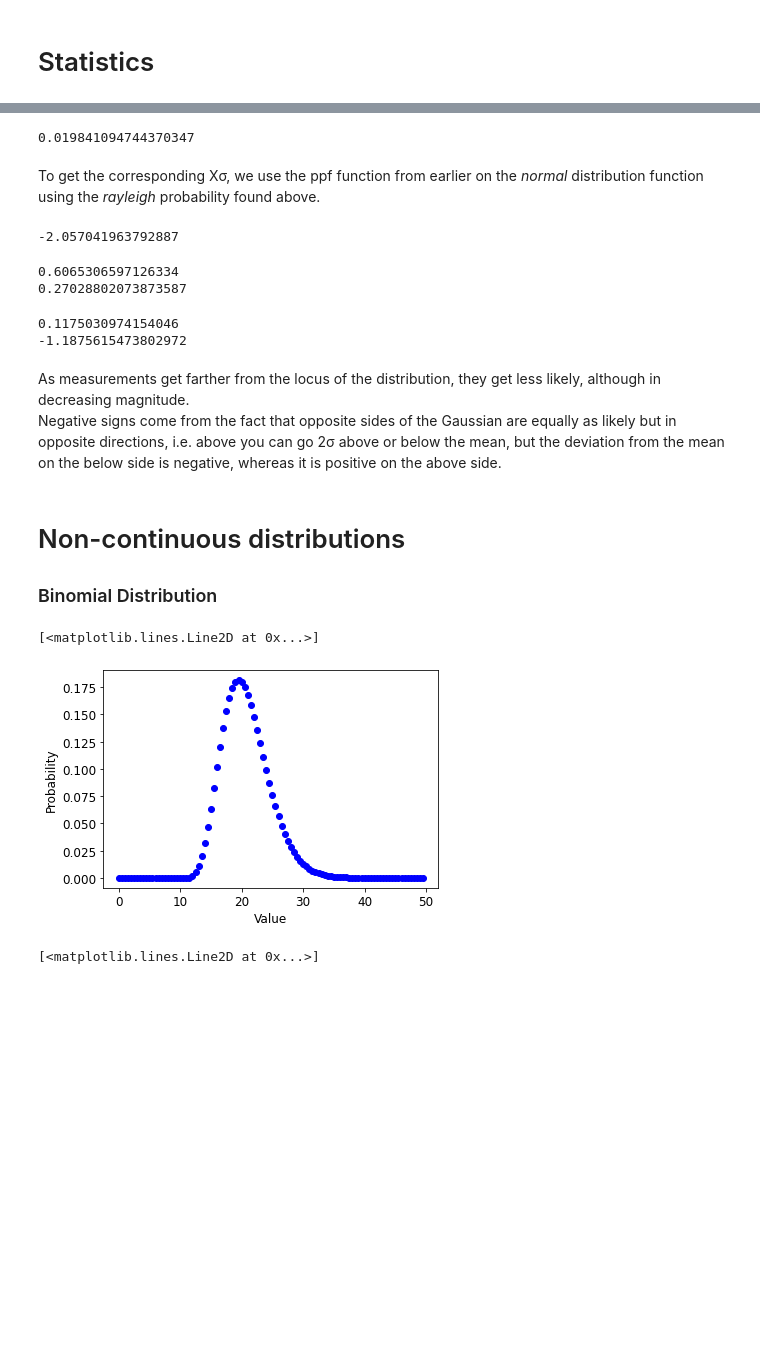
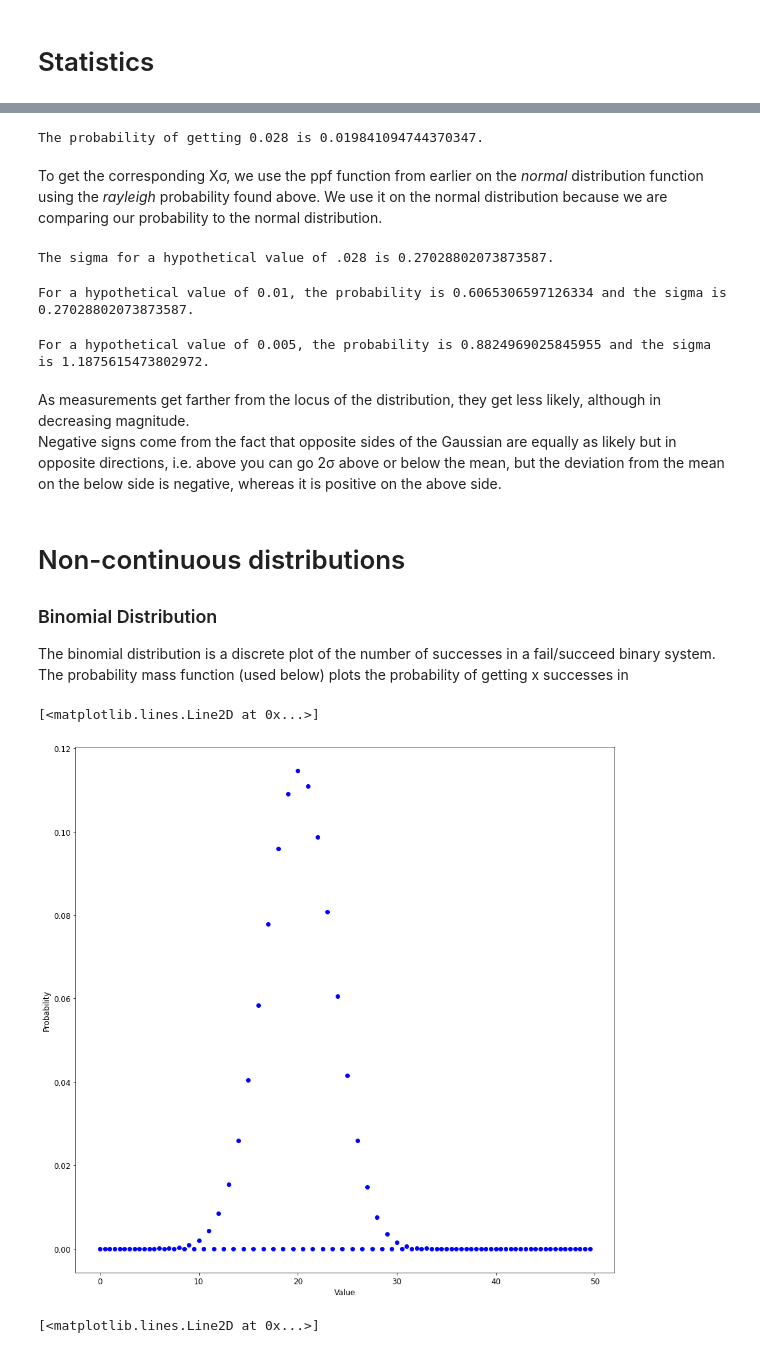
Before and after one commit to jarods00/PHYS434, a Jupyter notebook: Lab 1.ipynb, the cells around one changed output, grey strips where cells are left out. Cells and saved outputs as stored; diff of their text form; code cells hidden in the pictures; blank space fills up the shorter version.

Commit message:
Revisions before binomial

```diff
--- a/Lab 1.ipynb
+++ b/Lab 1.ipynb
@@ -72,62 +85,62 @@ Then compare to Xσ from normal distribution.
 hyp_val = .028
 
 prob = 1 - stats.rayleigh.cdf(hyp_val, loc = 0, scale = 0.01)
-prob
+print('The probability of getting ' + str(hyp_val) + ' is ' + str(prob) + '.')
+
+# Alternatively, scipy also has a "survival function" method, which does essentially the same thing.
 # %% [output]
-0.019841094744370347
+The probability of getting 0.028 is 0.019841094744370347.
 # %% [markdown]
-To get the corresponding Xσ, we use the ppf function from earlier on the *normal* distribution function using the *rayleigh* probability found above.
+To get the corresponding Xσ, we use the ppf function from earlier on the *normal* distribution function using the *rayleigh* probability found above. We use it on the normal distribution because we are comparing our probability to the normal distribution.
 # %%
 sigma = stats.norm.ppf(prob, loc = 0, scale = 1)
-print(sigma)
+print("The sigma for a hypothetical value of .028 is " + str(sigma) + '.')
 # %% [output]
--2.057041963792887
+The sigma for a hypothetical value of .028 is 0.27028802073873587.
 # %%
 hyp_val = .01
 
 prob = 1 - stats.rayleigh.cdf(hyp_val, loc = 0, scale = 0.01)
-print(prob)
+sigma = stats.norm.ppf(prob, loc = 0, scale = 1)
 
-sigma = stats.norm.ppf(prob, loc = 0, scale = 1)
-print(sigma)
+print('For a hypothetical value of ' + str(hyp_val) + ', the probability is ' + str(prob) + ' and the sigma is ' + str(sigma) + '.')
 # %% [output]
-0.6065306597126334
-0.27028802073873587
+For a hypothetical value of 0.01, the probability is 0.6065306597126334 and the sigma is 0.27028802073873587.
 # %%
 hyp_val = .005
 
-prob = stats.rayleigh.cdf(hyp_val, loc = 0, scale = 0.01)
-print(prob)
+prob = 1 - stats.rayleigh.cdf(hyp_val, loc = 0, scale = 0.01)
+sigma = stats.norm.ppf(prob, loc = 0, scale = 1)
 
-sigma = stats.norm.ppf(prob, loc = 0, scale = 1)
-print(sigma)
+print('For a hypothetical value of ' + str(hyp_val) + ', the probability is ' + str(prob) + ' and the sigma is ' + str(sigma) + '.')
 # %% [output]
-0.1175030974154046
--1.1875615473802972
+For a hypothetical value of 0.005, the probability is 0.8824969025845955 and the sigma is 1.1875615473802972.
 # %% [markdown]
 As measurements get farther from the locus of the distribution, they get less likely, although in decreasing magnitude.<br>
 Negative signs come from the fact that opposite sides of the Gaussian are equally as likely but in opposite directions, i.e. above you can go 2σ above or below the mean, but the deviation from the mean on the below side is negative, whereas it is positive on the above side.
 # %% [markdown]
 # Non-continuous distributions
 ### Binomial Distribution
+
+The binomial distribution is a discrete plot of the number of successes in a fail/succeed binary system. The probability mass function (used below) plots the probability of getting x successes in
 # %%
-k = 2
+k = 50
 p = .6
 
-fig, ax = plt.subplots(1, 1)
+fig, ax = plt.subplots(1, 1, figsize=(15,15))
 x = np.arange(0,50, 0.5)
-y = stats.binom.pmf(k, x, p, loc = -10)
+y = stats.binom.pmf(x, k, p, loc = -10)
 
 plt.tick_params(labelsize = 12)
 ax.set_ylabel('Probability', fontsize = 12)
 ax.set_xlabel('Value', fontsize = 12)
 
 ax.plot(x,y, 'bo')
 
 # Peak near "center", leans towards the right side (faster fall off on left).
 # %% [output]
 [<matplotlib.lines.Line2D at 0x...>]
-[figure, old version]
+[figure, new version]
 # %%
 k = 2
 p = .1
```
Also changed, not shown: parts of 9 cells of this notebook.
